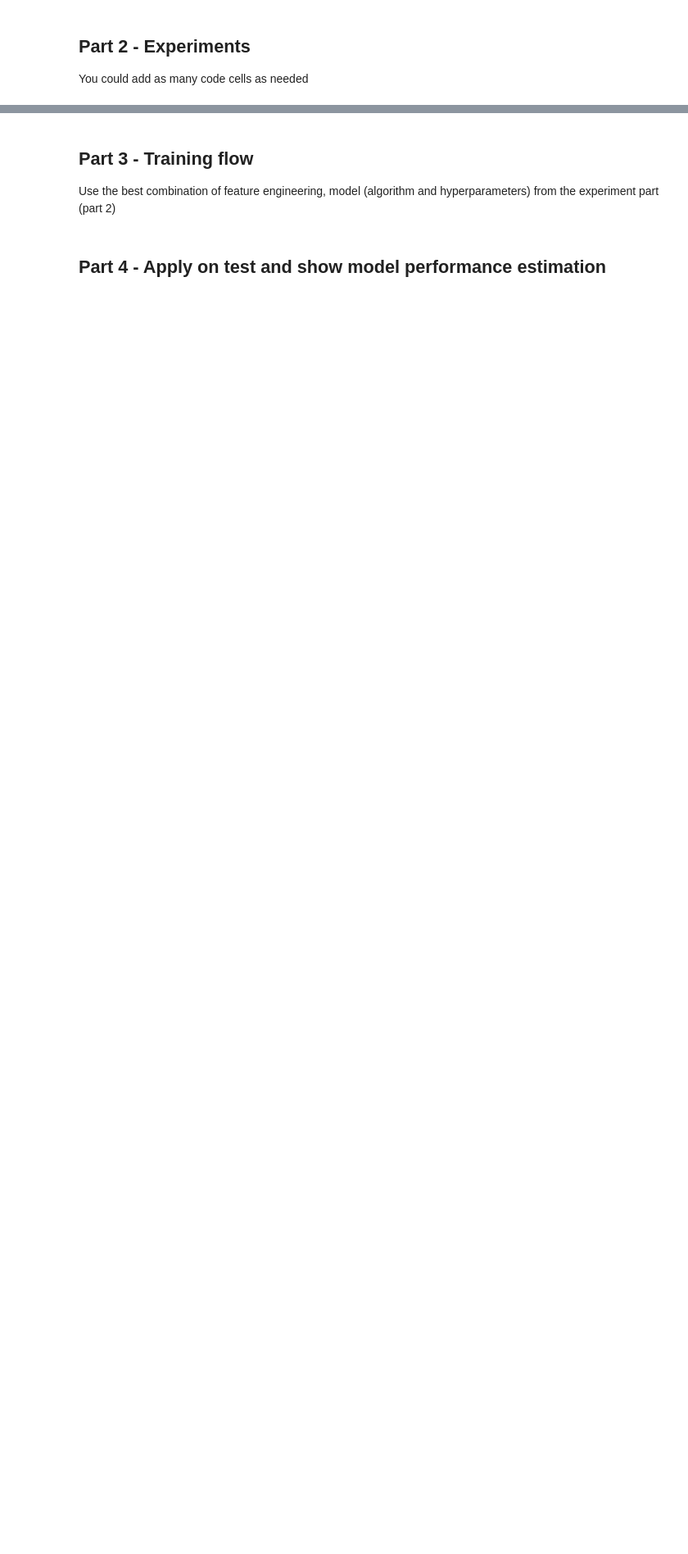
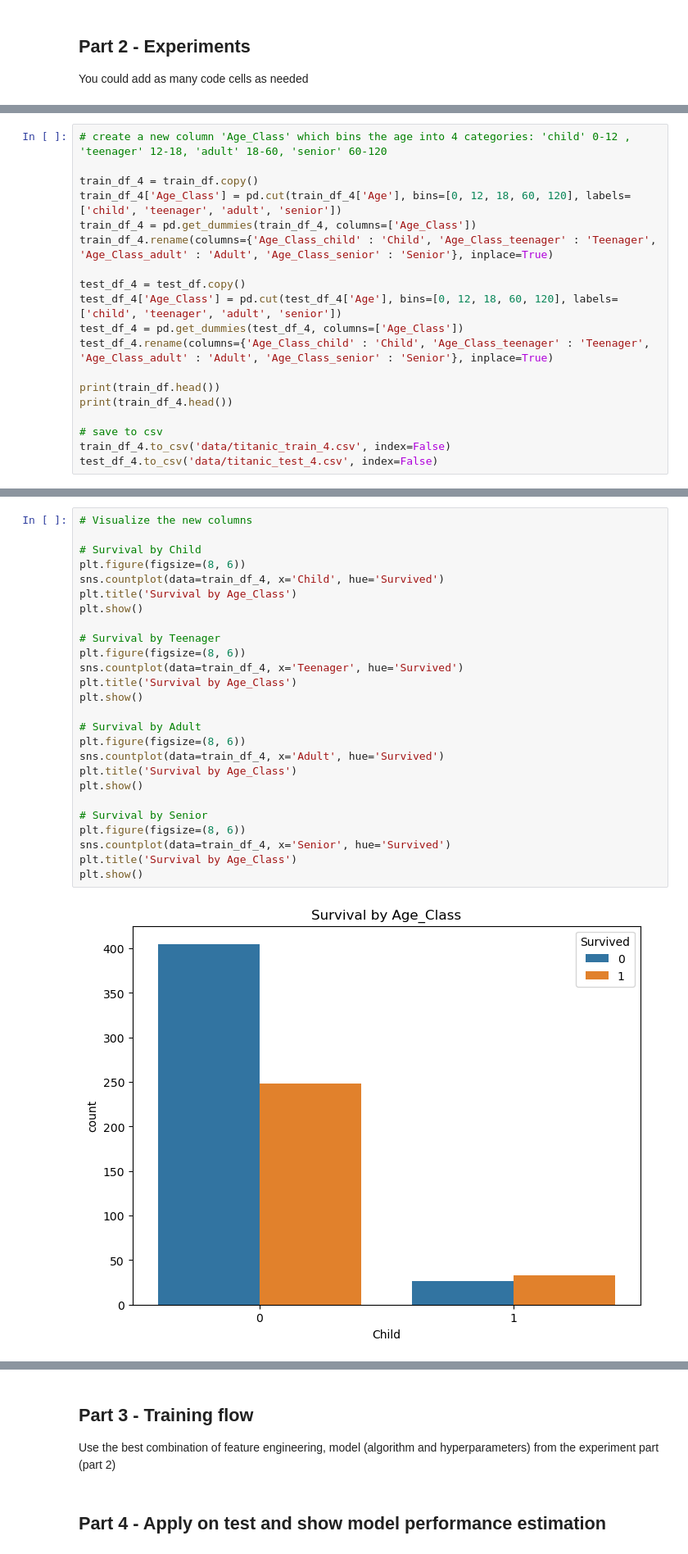
Before and after one commit to yotam4h/ML-Assignment-2, a Jupyter notebook: Assignment2_supervised_learning_flow.ipynb, the cells around one changed output, grey strips where cells are left out. Shown at 82% size. Drawn from its saved outputs; the diff is of its cells as text; blank space fills up the shorter version.

```diff
--- a/Assignment2_supervised_learning_flow.ipynb
+++ b/Assignment2_supervised_learning_flow.ipynb
@@ -16,0 +187,19 @@ You could add as many code cells as needed
+# %%
+# create a new column 'Age_Class' which bins the age into 4 categories: 'child' 0-12 , 'teenager' 12-18, 'adult' 18-60, 'senior' 60-120
+
+train_df_4 = train_df.copy()
+train_df_4['Age_Class'] = pd.cut(train_df_4['Age'], bins=[0, 12, 18, 60, 120], labels=['child', 'teenager', 'adult', 'senior'])
+train_df_4 = pd.get_dummies(train_df_4, columns=['Age_Class'])
+train_df_4.rename(columns={'Age_Class_child' : 'Child', 'Age_Class_teenager' : 'Teenager', 'Age_Class_adult' : 'Adult', 'Age_Class_senior' : 'Senior'}, inplace=True)
+
+test_df_4 = test_df.copy()
+test_df_4['Age_Class'] = pd.cut(test_df_4['Age'], bins=[0, 12, 18, 60, 120], labels=['child', 'teenager', 'adult', 'senior'])
+test_df_4 = pd.get_dummies(test_df_4, columns=['Age_Class'])
+test_df_4.rename(columns={'Age_Class_child' : 'Child', 'Age_Class_teenager' : 'Teenager', 'Age_Class_adult' : 'Adult', 'Age_Class_senior' : 'Senior'}, inplace=True)
+
+print(train_df.head())
+print(train_df_4.head())
+
+# save to csv
+train_df_4.to_csv('data/titanic_train_4.csv', index=False)
+test_df_4.to_csv('data/titanic_test_4.csv', index=False)
@@ -16,0 +226,28 @@ You could add as many code cells as needed
+# %%
+# Visualize the new columns
+
+# Survival by Child
+plt.figure(figsize=(8, 6))
+sns.countplot(data=train_df_4, x='Child', hue='Survived')
+plt.title('Survival by Age_Class')
+plt.show()
+
+# Survival by Teenager
+plt.figure(figsize=(8, 6))
+sns.countplot(data=train_df_4, x='Teenager', hue='Survived')
+plt.title('Survival by Age_Class')
+plt.show()
+
+# Survival by Adult
+plt.figure(figsize=(8, 6))
+sns.countplot(data=train_df_4, x='Adult', hue='Survived')
+plt.title('Survival by Age_Class')
+plt.show()
+
+# Survival by Senior
+plt.figure(figsize=(8, 6))
+sns.countplot(data=train_df_4, x='Senior', hue='Survived')
+plt.title('Survival by Age_Class')
+plt.show()
+# %% [output]
+[figure, added]
```
Also changed, not shown: parts of 21 cells of this notebook, 9 other files.
